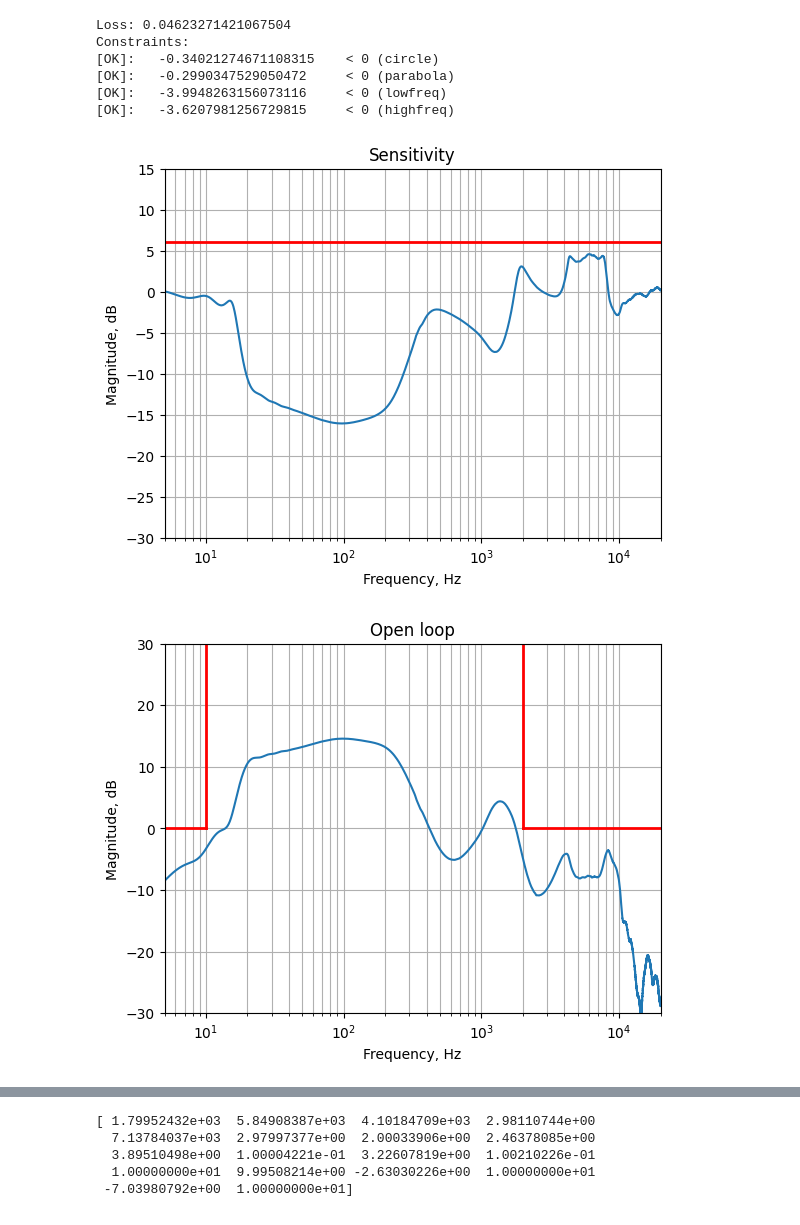
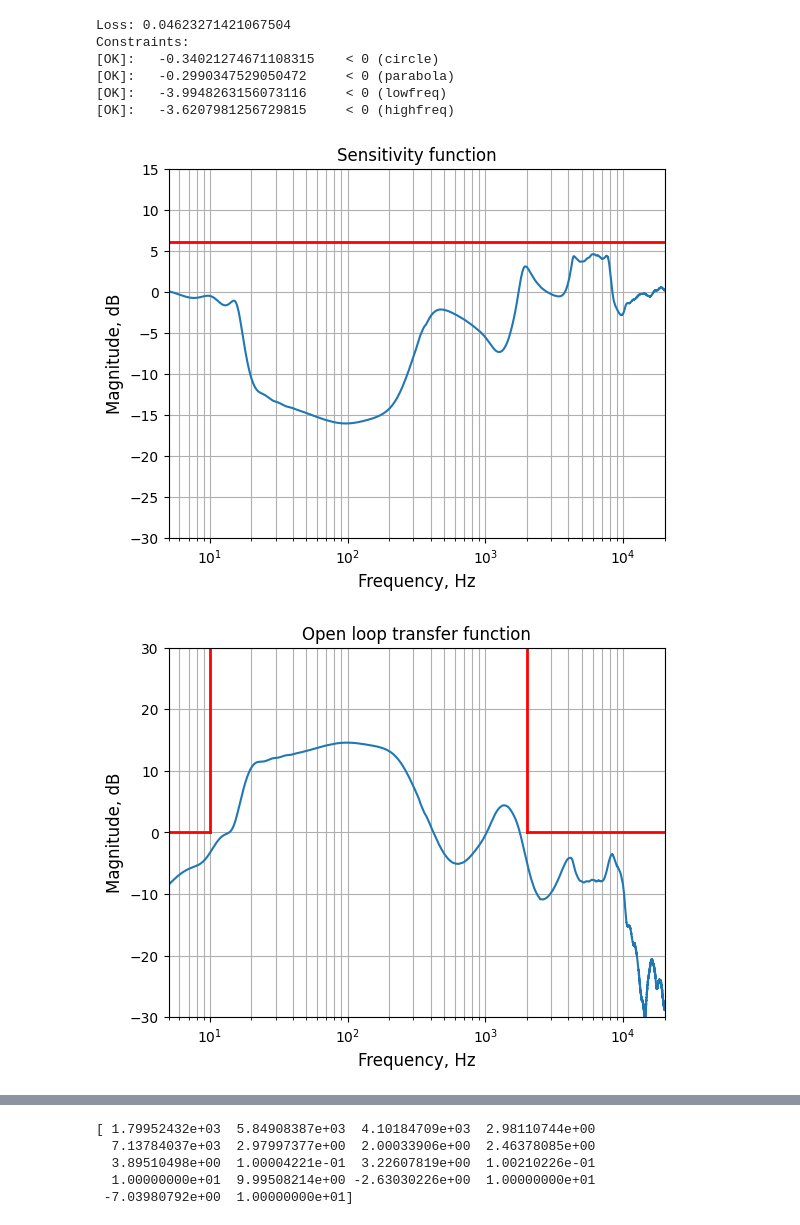
Before and after one commit to sholokhovalexey/active-noise-control, a Jupyter notebook: anc_design.ipynb, the cells around one changed output, grey strips where cells are left out. Saved outputs shown, nothing was run; the diff lists cells and outputs as text; code cells hidden in the pictures.

```diff
--- a/anc_design.ipynb
+++ b/anc_design.ipynb
@@ -43,4 +35,7 @@ from anc.constraints import (
 fs = 192000
 # %% [markdown]
 # Load PP & SP responses
+# %%
+with open(f"{project_root}/meta.yaml") as f:
+    meta = yaml.safe_load(f)
 # %%
@@ -224,36 +203,36 @@ plt.grid(which="both");
 plt.xlim(x_min, x_max);
 plt.ylim(y_min, y_max);
 
-plt.xlabel("Frequency, Hz");
-plt.ylabel("Magnitude, dB");
+plt.xlabel("Frequency, Hz", fontsize=12);
+plt.ylabel("Magnitude, dB", fontsize=12);
 
-plt.title("Sensitivity");
+plt.title("Sensitivity function");
 # %% [output]
-[figure, old version]
+[figure, new version]
 # %%
 H = h_fb * h_sp
 
 plt.semilogx(w, mag2db(np.abs(H)));
 
 x_min, x_max = 5, 20000
 y_min, y_max = -30, 30
 
 plt.plot([cfg.freq_low, cfg.freq_low], [cfg.gain_open_max, y_max], "r", linewidth=2)
 plt.plot([0, cfg.freq_low], [cfg.gain_open_max, cfg.gain_open_max], "r", linewidth=2)
 
 plt.plot([cfg.freq_high, cfg.freq_high], [cfg.gain_open_max, y_max], "r", linewidth=2)
 plt.plot([cfg.freq_high, x_max], [cfg.gain_open_max, cfg.gain_open_max], "r", linewidth=2)
 
 plt.grid(which="both");
 plt.xlim(x_min, x_max);
 plt.ylim(y_min, y_max);
 
-plt.xlabel("Frequency, Hz");
-plt.ylabel("Magnitude, dB");
+plt.xlabel("Frequency, Hz", fontsize=12);
+plt.ylabel("Magnitude, dB", fontsize=12);
 
-plt.title("Open loop");
+plt.title("Open loop transfer function");
 # %% [output]
-[figure, old version]
+[figure, new version]
 # %%
 plt.figure(figsize=(6, 6));
 
```
Also changed, not shown: parts of 23 cells of this notebook, 11 other files.
